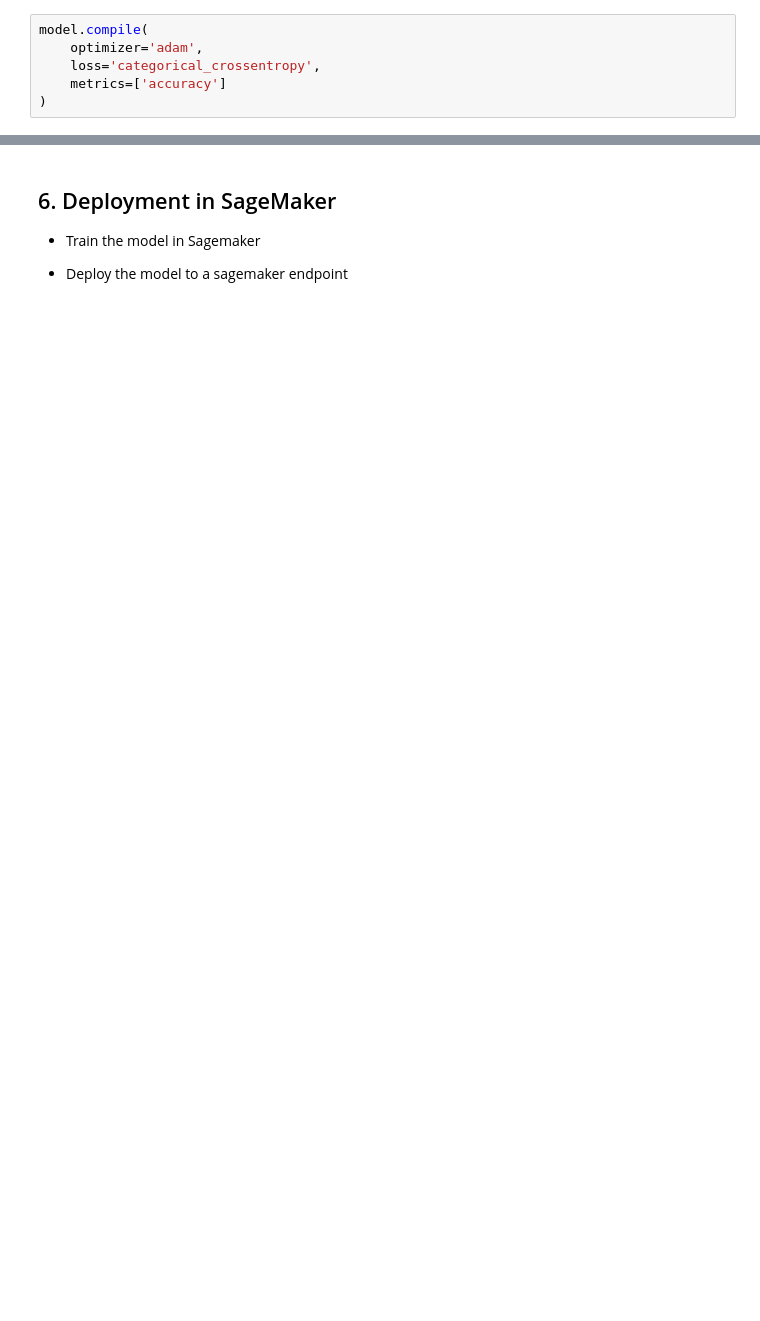
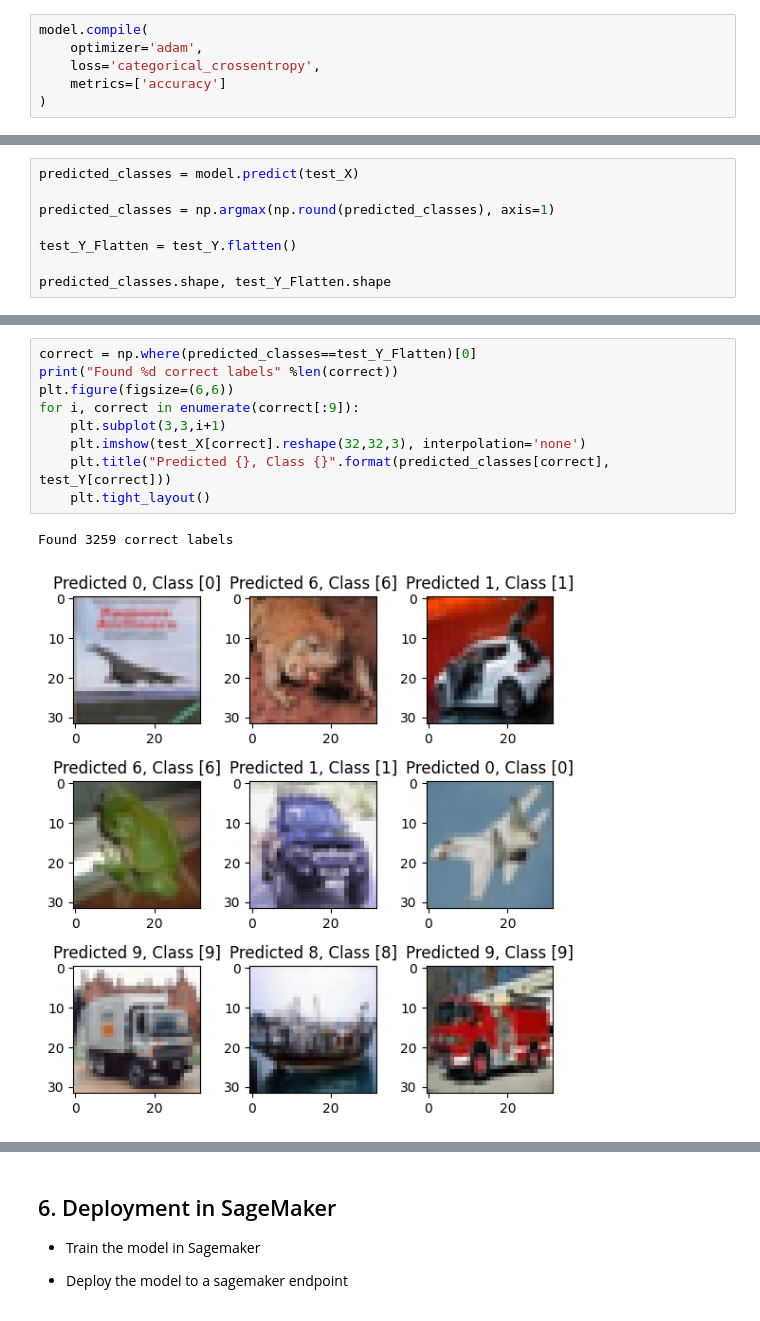
Before and after one commit to tulio3101/TDSE-03, a Jupyter notebook: ConvolutionalLayer.ipynb, the cells around one changed output, grey strips where cells are left out. Saved outputs shown, nothing was run; the diff lists cells and outputs as text; blank space fills up the shorter version.

```diff
--- a/ConvolutionalLayer.ipynb
+++ b/ConvolutionalLayer.ipynb
@@ -168,0 +225,8 @@ Model: "sequential_5"
+# %%
+predicted_classes = model.predict(test_X)
+
+predicted_classes = np.argmax(np.round(predicted_classes), axis=1)
+
+test_Y_Flatten = test_Y.flatten()
+
+predicted_classes.shape, test_Y_Flatten.shape
@@ -168,0 +236,12 @@ Model: "sequential_5"
+# %%
+correct = np.where(predicted_classes==test_Y_Flatten)[0]
+print("Found %d correct labels" %len(correct))
+plt.figure(figsize=(6,6))
+for i, correct in enumerate(correct[:9]):
+    plt.subplot(3,3,i+1)
+    plt.imshow(test_X[correct].reshape(32,32,3), interpolation='none')
+    plt.title("Predicted {}, Class {}".format(predicted_classes[correct], test_Y[correct]))
+    plt.tight_layout()
+# %% [output]
+Found 3259 correct labels
+[figure, added]
```
Also changed, not shown: parts of 32 cells of this notebook, 3 other files.
